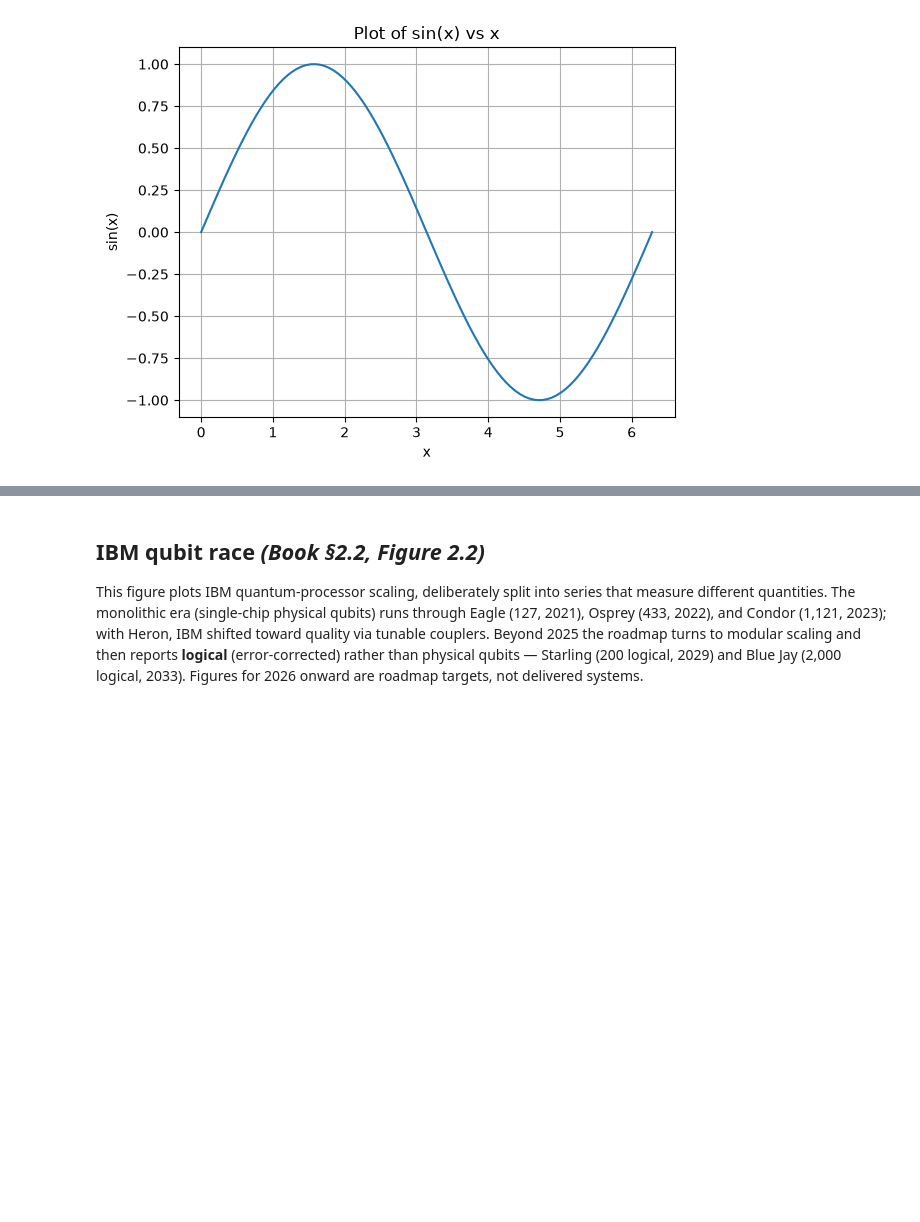
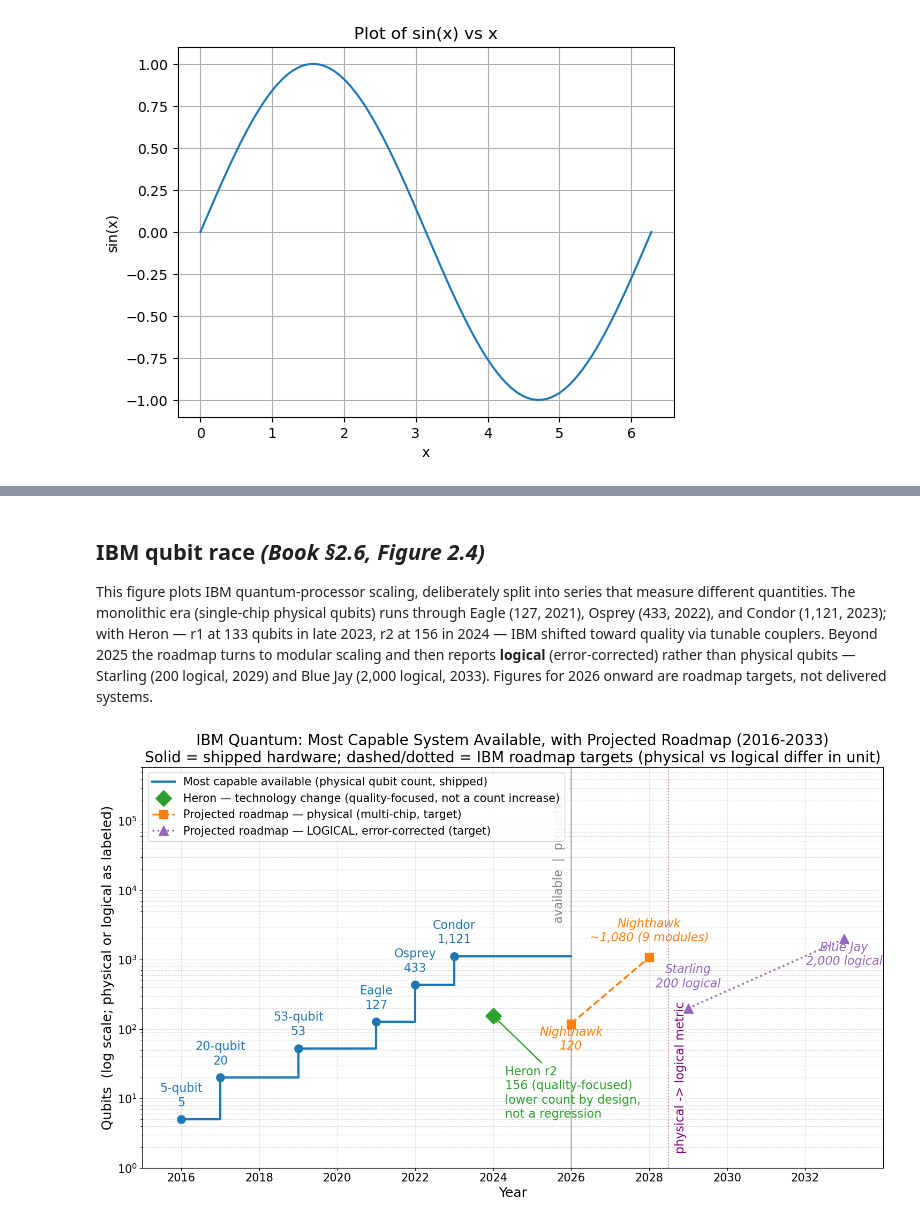
Before and after one commit to UW-ERSL/AppliedQC, a Jupyter notebook: Chapter02_QuantumSoftware_notebook.ipynb, the cells around one changed output, grey strips where cells are left out. Drawn from its saved outputs; the diff is of its cells as text; code cells hidden in the pictures; blank space fills up the shorter version.

```diff
--- a/Chapter02_QuantumSoftware_notebook.ipynb
+++ b/Chapter02_QuantumSoftware_notebook.ipynb
@@ -150,8 +166,7 @@ plt.show()
 # %% [markdown]
-## IBM qubit race  *(Book §2.2, Figure 2.2)*
-This figure plots IBM quantum-processor scaling, deliberately split into series that measure different quantities. The monolithic era (single-chip physical qubits) runs through Eagle (127, 2021), Osprey (433, 2022), and Condor (1,121, 2023); with Heron, IBM shifted toward quality via tunable couplers. Beyond 2025 the roadmap turns to modular scaling and then reports **logical** (error-corrected) rather than physical qubits — Starling (200 logical, 2029) and Blue Jay (2,000 logical, 2033). Figures for 2026 onward are roadmap targets, not delivered systems.
+## IBM qubit race  *(Book §2.6, Figure 2.4)*
+This figure plots IBM quantum-processor scaling, deliberately split into series that measure different quantities. The monolithic era (single-chip physical qubits) runs through Eagle (127, 2021), Osprey (433, 2022), and Condor (1,121, 2023); with Heron — r1 at 133 qubits in late 2023, r2 at 156 in 2024 — IBM shifted toward quality via tunable couplers. Beyond 2025 the roadmap turns to modular scaling and then reports **logical** (error-corrected) rather than physical qubits — Starling (200 logical, 2029) and Blue Jay (2,000 logical, 2033). Figures for 2026 onward are roadmap targets, not delivered systems.
 # %%
-
 import matplotlib.pyplot as plt
 
 FS_TITLE, FS_AXIS, FS_TICK, FS_LABEL, FS_LEGEND, FS_BREAK = 20, 18, 15, 16, 15, 16
@@ -170,8 +185,8 @@ av_pts = [(2016, 5,   '5-qubit\n5'), (2017, 20, '20-qubit\n20'),
           (2019, 53,  '53-qubit\n53'), (2021, 127, 'Eagle\n127'),
           (2022, 433, 'Osprey\n433'), (2023, 1121, 'Condor\n1,121')]
 
-# Heron kept as a TECHNOLOGY-CHANGE marker (quality, NOT a count increase),
-# exactly like Advantage2 on the D-Wave figure.
+# Heron r2 kept as a TECHNOLOGY-CHANGE marker (quality, NOT a count increase),
+# exactly like Advantage2 on the D-Wave figure. (Heron r1: 133 qubits, late 2023.)
 heron_year, heron_q = 2024, 156
 
 # ---------------------------------------------------------------
@@ -220,31 +235,33 @@ plt.plot(rl_years, rl_qubits, '^:', color=PURPLE, lw=2.5, ms=13, zorder=3,
 plt.axvline(x=NOW, color='gray', ls='-', alpha=0.5, lw=2)
 plt.text(NOW - 0.15, 250000, 'available  |  projected',
          color='gray', fontsize=FS_BREAK, rotation=90, va='top', ha='right')
 # metric-change divider (physical -> logical)
 plt.axvline(x=2028.5, color='purple', ls=':', alpha=0.5)
 plt.text(2028.65, 1.6, 'physical -> logical metric',
          color='purple', fontsize=FS_BREAK, rotation=90, va='bottom')
 
 def label_points(years, qubits, labels, color, style='normal', dy=1.55):
     for x, y, t in zip(years, qubits, labels):
         plt.text(x, y * dy, t, ha='center', fontsize=FS_LABEL, color=color, style=style)
 
 label_points([rp_years[0]], [rp_qubits[0]], [rp_labels[0]], ORANGE, 'italic', dy=0.42)
 label_points([rp_years[1]], [rp_qubits[1]], [rp_labels[1]], ORANGE, 'italic', dy=1.7)
 label_points([rl_years[0]], [rl_qubits[0]], [rl_labels[0]], PURPLE, 'italic', dy=2.0)
 label_points([rl_years[1]], [rl_qubits[1]], [rl_labels[1]], PURPLE, 'italic', dy=0.42)
 
-plt.title('IBM Quantum: Most Capable System Available, with Projected Roadmap (2016–2033)\n'
+plt.title('IBM Quantum: Most Capable System Available, with Projected Roadmap (2016-2033)\n'
           'Solid = shipped hardware; dashed/dotted = IBM roadmap targets (physical vs logical differ in unit)',
           fontsize=FS_TITLE)
 plt.xlabel('Year', fontsize=FS_AXIS)
 plt.ylabel('Qubits  (log scale; physical or logical as labeled)', fontsize=FS_AXIS)
 plt.yscale('log')
 plt.ylim(1, 600000)
 plt.xlim(2015, 2034)
 plt.xticks(range(2016, 2034, 2), fontsize=FS_TICK)
 plt.yticks(fontsize=FS_TICK)
 plt.grid(True, which='both', ls='--', alpha=0.4)
 plt.legend(loc='upper left', fontsize=FS_LEGEND, framealpha=0.9)
 plt.tight_layout()
 plt.show()
+# %% [output]
+[figure, added]
```
Also changed, not shown: parts of 15 cells of this notebook, 34 other files.
